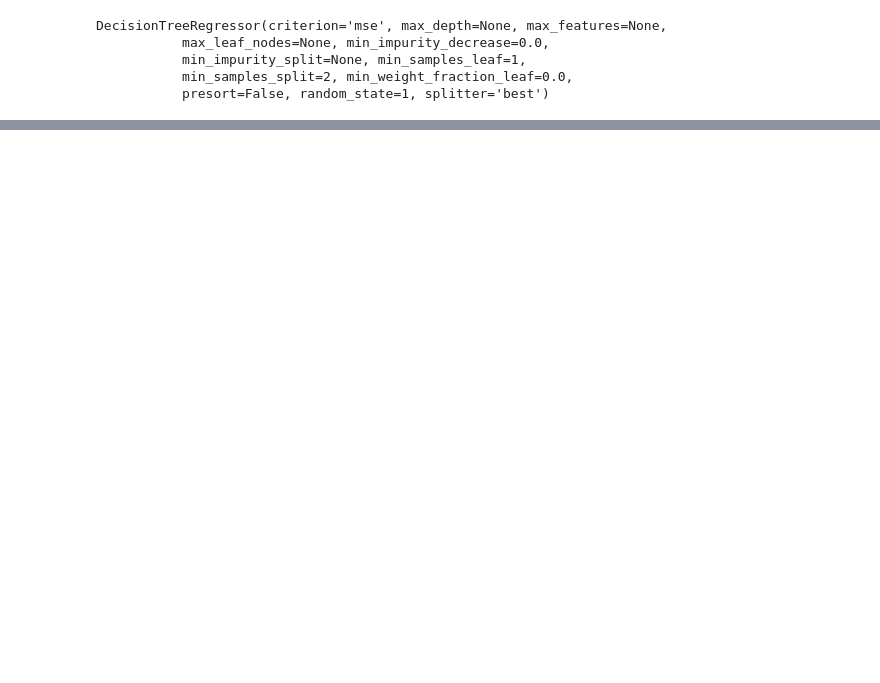
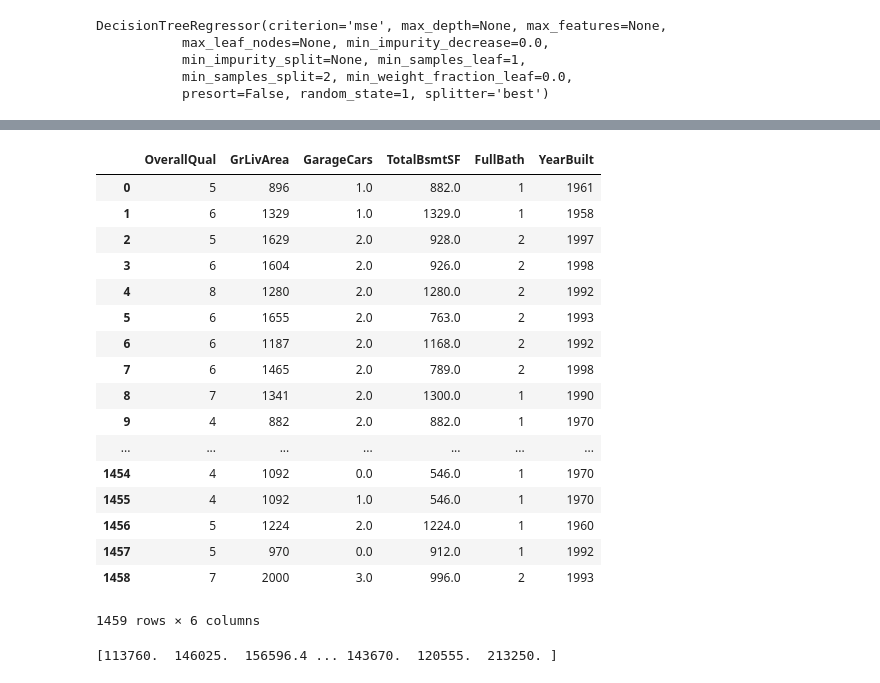
Before and after one commit to jdhoffa/house_prices, a Jupyter notebook: notebooks/2.0-jdh-forest-classifiers.ipynb, the cells around one changed output, grey strips where cells are left out. Drawn from its saved outputs; the diff is of its cells as text; code cells hidden in the pictures; blank space fills up the shorter version.

```diff
--- a/notebooks/2.0-jdh-forest-classifiers.ipynb
+++ b/notebooks/2.0-jdh-forest-classifiers.ipynb
@@ -102,12 +127,35 @@ Validation MAE for Random Forest Model: 22762.4293151
+# %%
+test[features].fillna(0)
+# %% [output]
+|  | OverallQual | GrLivArea | GarageCars | TotalBsmtSF | FullBath | YearBuilt |
+| 0 | 5 | 896 | 1.0 | 882.0 | 1 | 1961 |
+| 1 | 6 | 1329 | 1.0 | 1329.0 | 1 | 1958 |
+| 2 | 5 | 1629 | 2.0 | 928.0 | 2 | 1997 |
+| 3 | 6 | 1604 | 2.0 | 926.0 | 2 | 1998 |
+| 4 | 8 | 1280 | 2.0 | 1280.0 | 2 | 1992 |
+| 5 | 6 | 1655 | 2.0 | 763.0 | 2 | 1993 |
+| 6 | 6 | 1187 | 2.0 | 1168.0 | 2 | 1992 |
+| 7 | 6 | 1465 | 2.0 | 789.0 | 2 | 1998 |
+| 8 | 7 | 1341 | 2.0 | 1300.0 | 1 | 1990 |
+| 9 | 4 | 882 | 2.0 | 882.0 | 1 | 1970 |
+| ... | ... | ... | ... | ... | ... | ... |
+| 1454 | 4 | 1092 | 0.0 | 546.0 | 1 | 1970 |
+| 1455 | 4 | 1092 | 1.0 | 546.0 | 1 | 1970 |
+| 1456 | 5 | 1224 | 2.0 | 1224.0 | 1 | 1960 |
+| 1457 | 5 | 970 | 0.0 | 912.0 | 1 | 1992 |
+| 1458 | 7 | 2000 | 3.0 | 996.0 | 2 | 1993 |
+1459 rows × 6 columns
 # %%
 # Read the test data
-test = pd.read_csv('../input/test.csv')
+test = pd.read_csv('../data/raw/test.csv')
 # Treat the test data in the same way as training data. In this case, pull same columns.
-test_X = test[features]
+test_X = test[features].fillna(0)
 # Use the model to make predictions
 predicted_prices = rf_model.predict(test_X)
 # We will look at the predicted prices to ensure we have something sensible.
 print(predicted_prices)
+# %% [output]
+[113760.  146025.  156596.4 ... 143670.  120555.  213250. ]
 # %%
 my_submission = pd.DataFrame({'Id': test.Id, 'SalePrice': predicted_prices})
 # you could use any filename. We choose submission here
```
Also changed, not shown: parts of 13 cells of this notebook, 2 other files.
